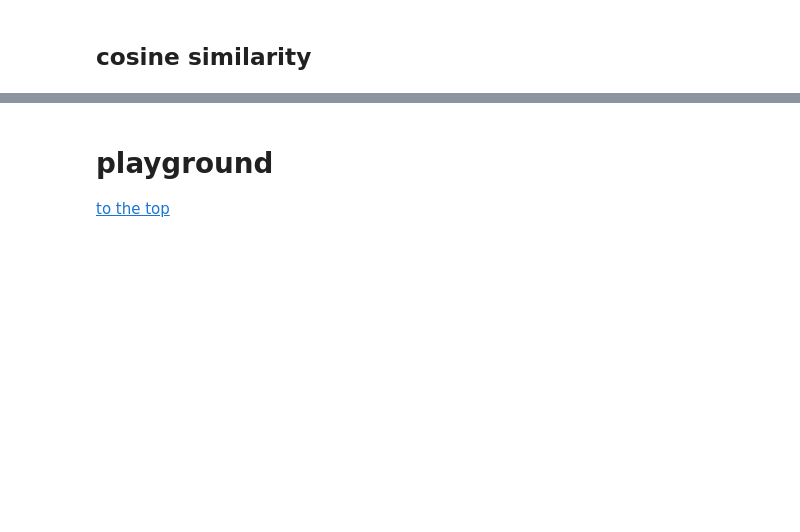
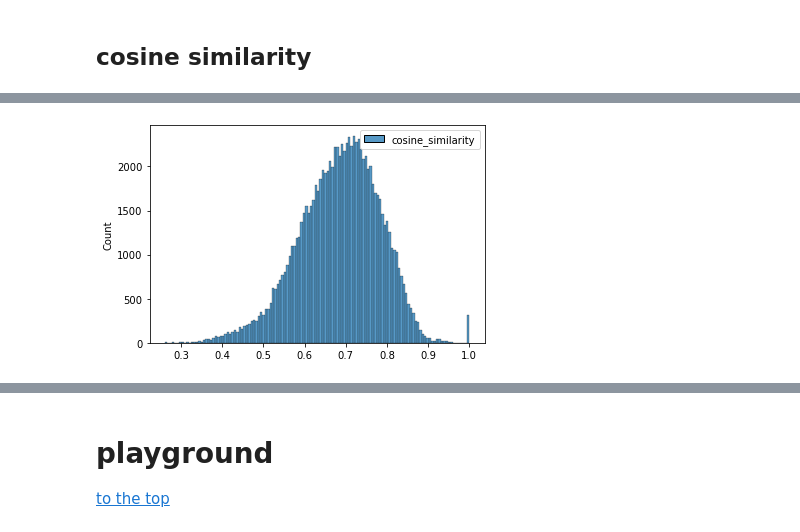
Before and after one commit to jrioross/standup-comedy-NLP, a Jupyter notebook: notebooks/04_feature_engineering.ipynb, the cells around one changed output, grey strips where cells are left out. Cells and saved outputs as stored; diff of their text form; code cells hidden in the pictures; blank space fills up the shorter version.

Commit message:
created cosine similarities, but need to lemmatize using part-of-speech tags

```diff
--- a/notebooks/04_feature_engineering.ipynb
+++ b/notebooks/04_feature_engineering.ipynb
@@ -78,7 +80,10 @@ metascripts.shape
 metascripts['transcript'] = (metascripts['transcript']
                                  .replace("\[.+?\]|\(.+?\)","", regex = True)
                                  .replace("\’|\‘", "'", regex = True)
-                                 .replace("\“|\”", '"', regex = True))
+                                 .replace("\“|\”", '"', regex = True)
+                                 .replace(to_replace[0], replace_with[0], regex = True)
+                                 .replace(to_replace[1], replace_with[1], regex = True)
+                            )
 # %%
 # Fill censored words to clean up our profanity detection
 profanity_fill = json.load(open('../data/profanity_fill.json'))
@@ -350,17 +338,20 @@ nlp = spacy.load('en_core_web_md')
 
 # get part-of-speech tags
 
+def chunker(iterable, chunksize):
+    for i in range(0, len(list(iterable)), chunksize):
+        yield iterable[i:i+chunksize]
+
 def get_doc_pos_count(doc):
     pos_dict = {}
     for token in doc:
-        if token.pos_ in tok_pos_dict:
+        if token.pos_ in pos_dict.keys():
             pos_dict[token.pos_] += 1
         else:
             pos_dict[token.pos_] = 1
+    return pos_dict
 
 #docs_pos_counts = {description: get_doc_pos_count(doc) for description, doc in zip(descriptions, nlp.pipe(scripts))}
 
-doc_pos_count = {}
-for description, doc in zip(descriptions, nlp.pipe(scripts)):
-    doc_pos_count[description] = get_doc_pos_count(doc)
+docs_pos_counts = [get_doc_pos_count(doc) for doc in tqdm(nlp.pipe(scripts), total = len(scripts))]
 # %% [output]
@@ -398,3 +407,3 @@ tok_pos_details
 # %%
-books_counters = {k: Counter([x.lower() for x in regexp_tokenize(v, r"[-'\w]+") if x not in sw]) for k, v in books.items()}
-books_df = pd.DataFrame.from_dict(books_counters, orient = 'index').fillna(0)
+scripts_counters = {description: Counter([lemmatizer.lemmatize(x.lower()) for x in regexp_tokenize(script, r"[-'\w]+") if x.lower() not in sw]) for description, script in transcripts_dict.items()}
+scripts_df = pd.DataFrame.from_dict(scripts_counters, orient = 'index').fillna(0)
@@ -400,0 +432,15 @@ books_df = pd.DataFrame.from_dict(books_counters, orient = 'index').fillna(0)
+# %%
+cosims = cosine_similarity(scripts_df)
+cosims_df = (pd.DataFrame(index=scripts_df.index,
+                          columns=scripts_df.index,
+                          data = cosims)
+                .melt(var_name='other_show',
+                      value_name='cosine_similarity',
+                      ignore_index=False)
+                .reset_index()
+                .rename(columns = {'index':'show'})
+        )
+# %%
+sns.histplot(cosims_df.sort_values('cosine_similarity', ascending = True));
+# %% [output]
+[figure, added]
```
Also changed, not shown: parts of 41 cells of this notebook.
